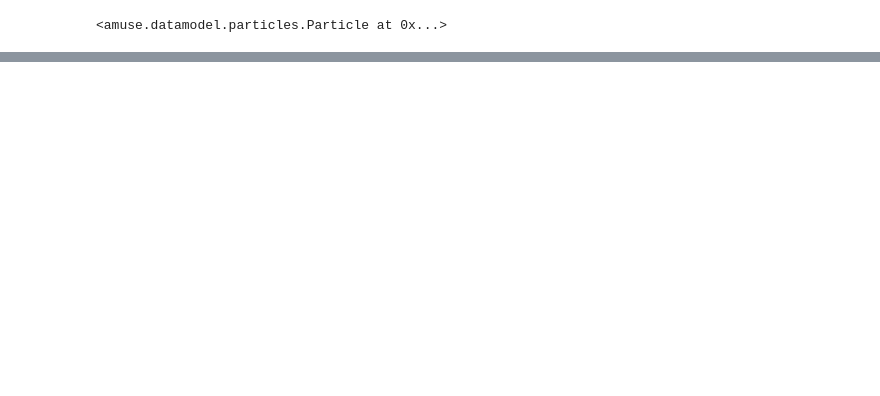
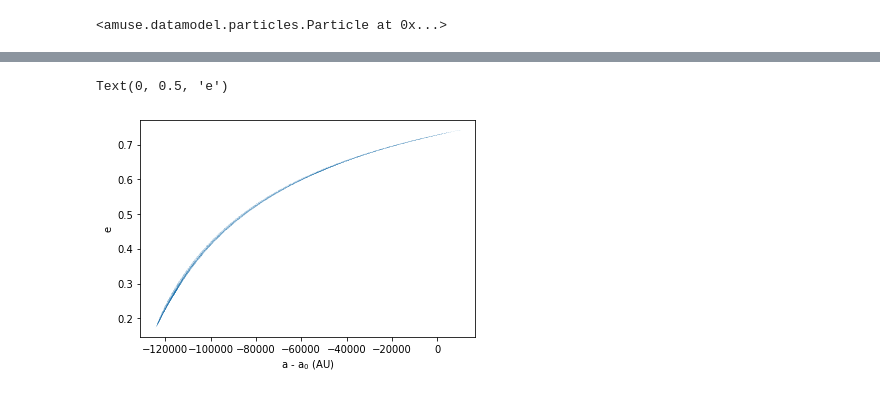
Before and after one commit to L7aler/AMUSE, a Jupyter notebook: Nemesis_and_the_Sun.ipynb, the cells around one changed output, grey strips where cells are left out. Saved outputs shown, nothing was run; the diff lists cells and outputs as text; code cells hidden in the pictures; blank space fills up the shorter version.

```diff
--- a/Nemesis_and_the_Sun.ipynb
+++ b/Nemesis_and_the_Sun.ipynb
@@ -435,0 +520,25 @@ array([[ 0.,  1.,  0., ...,  0.,  0.,  0.],
+# %%
+def a_and_e_evolution(particles, end_time):
+    from amuse.lab import Huayno, nbody_system
+    convert_nbody = nbody_system.nbody_to_si(particles.mass.sum(),
+                                             particles[1].position.length())
+    gravity = Huayno(convert_nbody)
+    gravity.particles.add_particles(particles)
+
+    a = [] | units.au
+    e = []
+
+    a.append(orbital_elements.get_orbital_elements_from_binary(gravity.particles[::len(sun_and_planets) - 1], G)[2])
+    e.append(orbital_elements.get_orbital_elements_from_binary(gravity.particles[::len(sun_and_planets) - 1], G)[3])
+    while gravity.model_time < end_time:
+        gravity.evolve_model(gravity.model_time + (100 | units.day))
+        a.append(orbital_elements.get_orbital_elements_from_binary(gravity.particles[::len(sun_and_planets) - 1], G)[2])
+        e.append(orbital_elements.get_orbital_elements_from_binary(gravity.particles[::len(sun_and_planets) - 1], G)[3])
+
+
+    gravity.stop()
+    return a, e
+# %%
+a0 = orbital_elements.get_orbital_elements_from_binary(sun_and_planets[::len(sun_and_planets) - 1], G)[2]
+# %%
+a, e = a_and_e_evolution(sun_and_planets, 5000 | units.yr)
@@ -435,0 +563,8 @@ array([[ 0.,  1.,  0., ...,  0.,  0.,  0.],
+# %%
+scatter(a - a0, e, s = 0.0001)
+plt.xlabel(r'a - a$_0$ (AU)')
+plt.ylabel('e')
+#plt.xlim(-0.001, 0.004)
+# %% [output]
+Text(0, 0.5, 'e')
+[figure, added]
```
Also changed, not shown: parts of 20 cells of this notebook.
